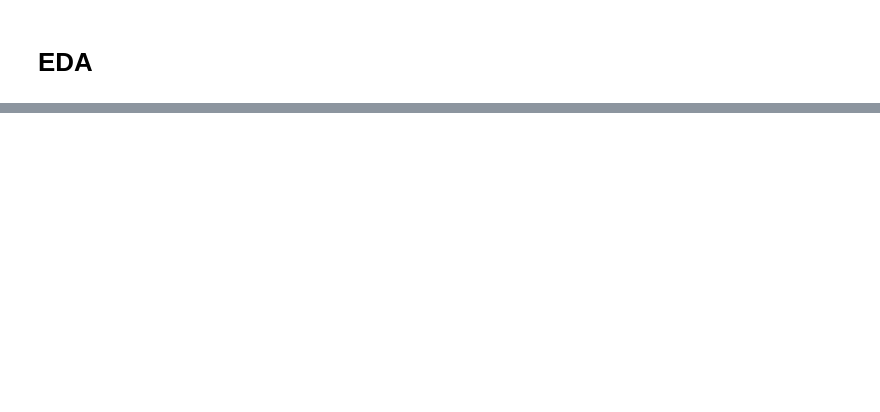
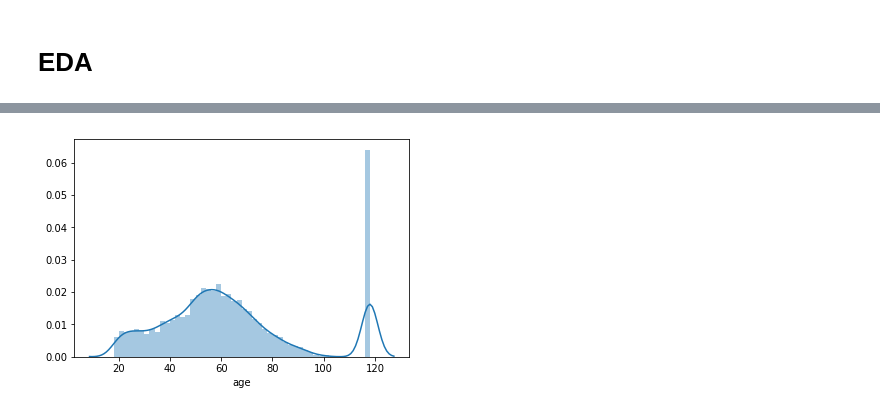
Before and after one commit to tmargary/Starbucks_Capstone, a Jupyter notebook: Starbucks_Capstone_notebook.ipynb, the cells around one changed output, grey strips where cells are left out. Cells and saved outputs as stored; diff of their text form; code cells hidden in the pictures; blank space fills up the shorter version.

```diff
--- a/Starbucks_Capstone_notebook.ipynb
+++ b/Starbucks_Capstone_notebook.ipynb
@@ -138,7 +177,12 @@ plt.show()
 # %%
-plt.hist(profile['age'].dropna(), bins = 40)
-plt.xlabel('Age')
+# plt.hist(profile['age'].dropna(), bins = 40)
+# plt.xlabel('Age')
+# plt.show()
+
+sns.distplot(profile['age'], kde = True, bins = 50)
 plt.show()
+# %% [output]
+[figure, added]
 # %%
 # # filtering technique
 # age_lower = profile['age'] > 50
```
Also changed, not shown: parts of 15 cells of this notebook.
